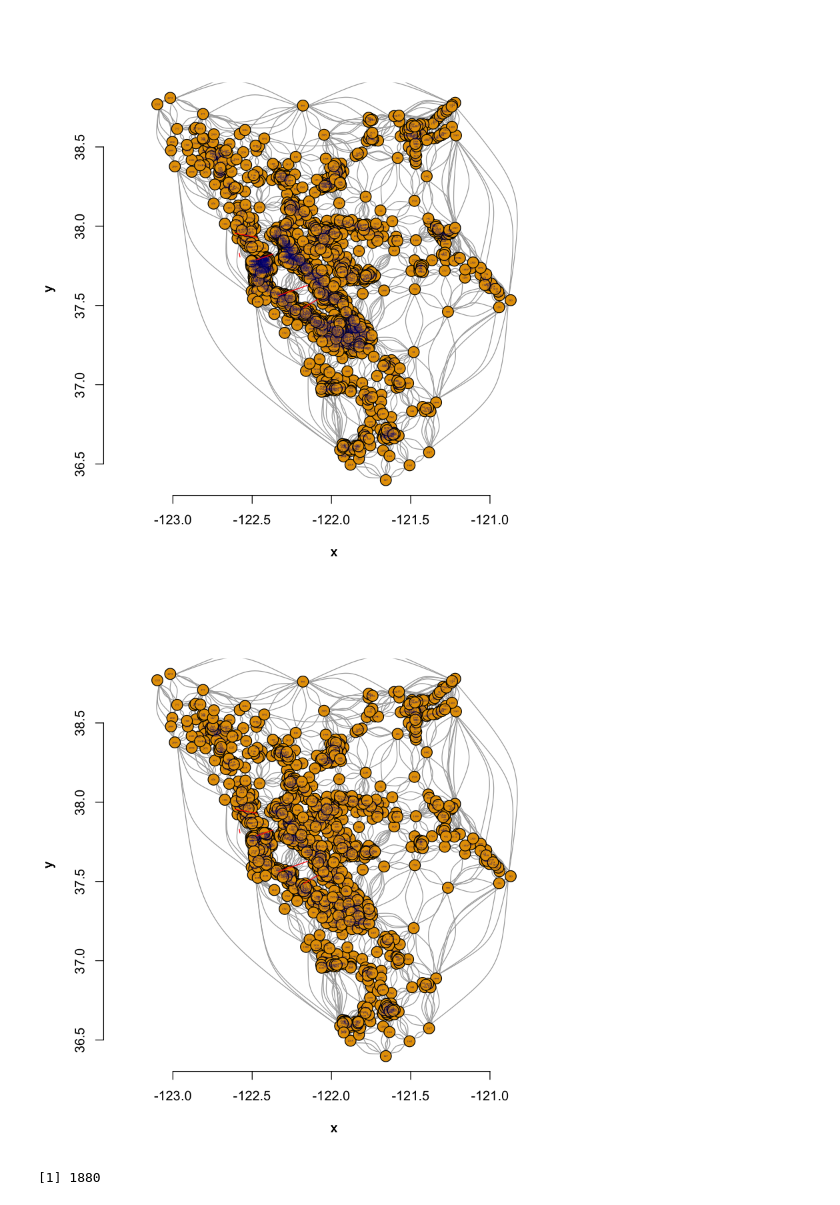
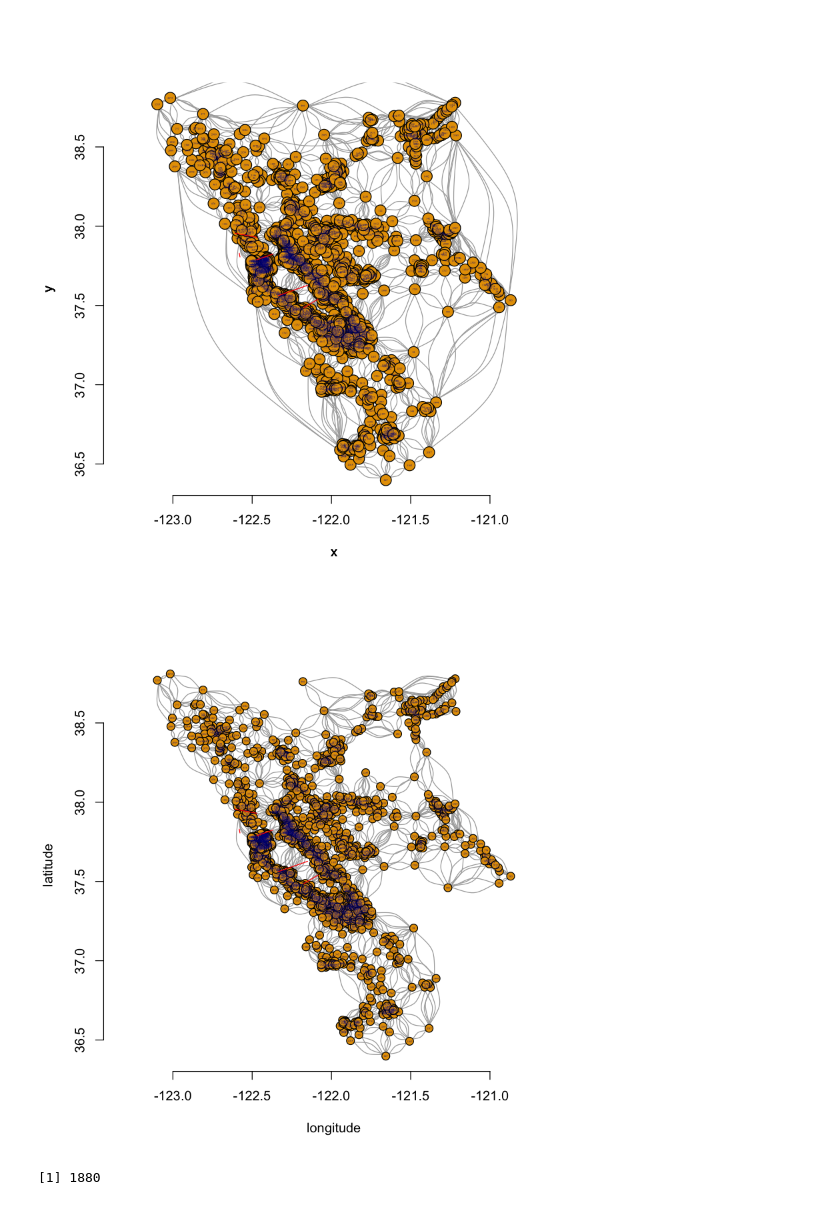
Before and after one commit to TeYuanLiu/graph_algorithms, a Jupyter notebook: Project5_Q14-15.ipynb, the cells around one changed output. Saved outputs shown, nothing was run; the diff lists cells and outputs as text; code cells hidden in the pictures.

```diff
--- a/Project5_Q14-15.ipynb
+++ b/Project5_Q14-15.ipynb
@@ -344,7 +344,7 @@ for(x in c(1:length(neiblist))){
         y_id = strtoi(V(graph.giant)[nb_id]$name)
         if(x_id %in% V(graph.giant)$name && y_id %in% V(graph.giant)$name){
             t = time[which(V(graph.giant)$name == x_id), which(V(graph.giant)$name == y_id)]
-            if(t>300) {
+            if(t<2500) {
                 speed = dis/t
                 flow = 2*(3600/((0.003+2*speed)/speed))
             } else {
@@ -370,40 +370,40 @@ for(x in c(1:nrow(el))){
 }
 df<-data.frame("from" = start, "to"=end)
 id <- unique(as.vector(rbind(start,end)))
 id_name = as.character(id)
 lon <- ver_attr[id,3]
 lat <- ver_attr[id,4]
 meta<-data.frame("name" = id_name, "lon"=lon, "lat"=lat)
 g<- graph.data.frame(df, directed=F, vertices=meta)
 lo <- as.matrix(meta[,2:3])
-plot(g, layout=lo,rescale=F,axes=TRUE,ylim=c(min(lat),max(lat)),xlim=c(min(lon),max(lon)),vertex.size=7, vertex.label.cex=0.2)
+plot(g, layout=lo,rescale=F,axes=TRUE,ylim=c(min(lat),max(lat)),xlim=c(min(lon),max(lon)),vertex.size=5, vertex.label.cex=0.2,xlab='longitude',ylab='latitude')
 # Golden Gate Bridge
 x = c(-122.475,-122.479)
 y = c(37.806, 37.83)
 par(new=TRUE)
-plot(x,y,col="red",pch=20,axes=F,ylim=c(min(lat),max(lat)),xlim=c(min(lon),max(lon)),type="l")
+plot(x,y,col="red",pch=20,axes=F,ylim=c(min(lat),max(lat)),xlim=c(min(lon),max(lon)),type="l",xlab='',ylab='')
 # Richmond, San Rafael Bridge
 x = c(-122.501,-122.387)
 y = c(37.956,37.93)
 par(new=TRUE)
-plot(x,y,col="red",pch=20,axes=F,ylim=c(min(lat),max(lat)),xlim=c(min(lon),max(lon)),type="l")
+plot(x,y,col="red",pch=20,axes=F,ylim=c(min(lat),max(lat)),xlim=c(min(lon),max(lon)),type="l",xlab='',ylab='')
 # San Mateo Bridge
 x = c(-122.273,-122.122)
 y = c(37.563, 37.627)
 par(new=TRUE)
-plot(x,y,col="red",pch=20,axes=F,ylim=c(min(lat),max(lat)),xlim=c(min(lon),max(lon)),type="l")
+plot(x,y,col="red",pch=20,axes=F,ylim=c(min(lat),max(lat)),xlim=c(min(lon),max(lon)),type="l",xlab='',ylab='')
 # Dambarton Bridge
 x = c(-122.142,-122.067)
 y = c(37.486,37.54)
 par(new=TRUE)
-plot(x,y,col="red",pch=20,axes=F,ylim=c(min(lat),max(lat)),xlim=c(min(lon),max(lon)),type="l")
+plot(x,y,col="red",pch=20,axes=F,ylim=c(min(lat),max(lat)),xlim=c(min(lon),max(lon)),type="l",xlab='',ylab='')
 # San Francisco - Oakland Bay Bridge
 x = c(-122.388, -122.302)
 y = c(37.788, 37.825)
 par(new=TRUE)
-plot(x,y,col="red",pch=20,axes=F,ylim=c(min(lat),max(lat)),xlim=c(min(lon),max(lon)),type="l")
+plot(x,y,col="red",pch=20,axes=F,ylim=c(min(lat),max(lat)),xlim=c(min(lon),max(lon)),type="l",xlab='',ylab='')
 # %% [output]
-[figure, old version]
+[figure, new version]
 # %%
 el[,1]=as.character(el[,1]) #Because the vertex IDs in this dataset are numbers, we make sure igraph knows these should be treated as characters. Otherwise, it'll create problems (see page on data import)
 el[,2]=as.character(el[,2])
```
Also changed, not shown: parts of 2 cells of this notebook.
